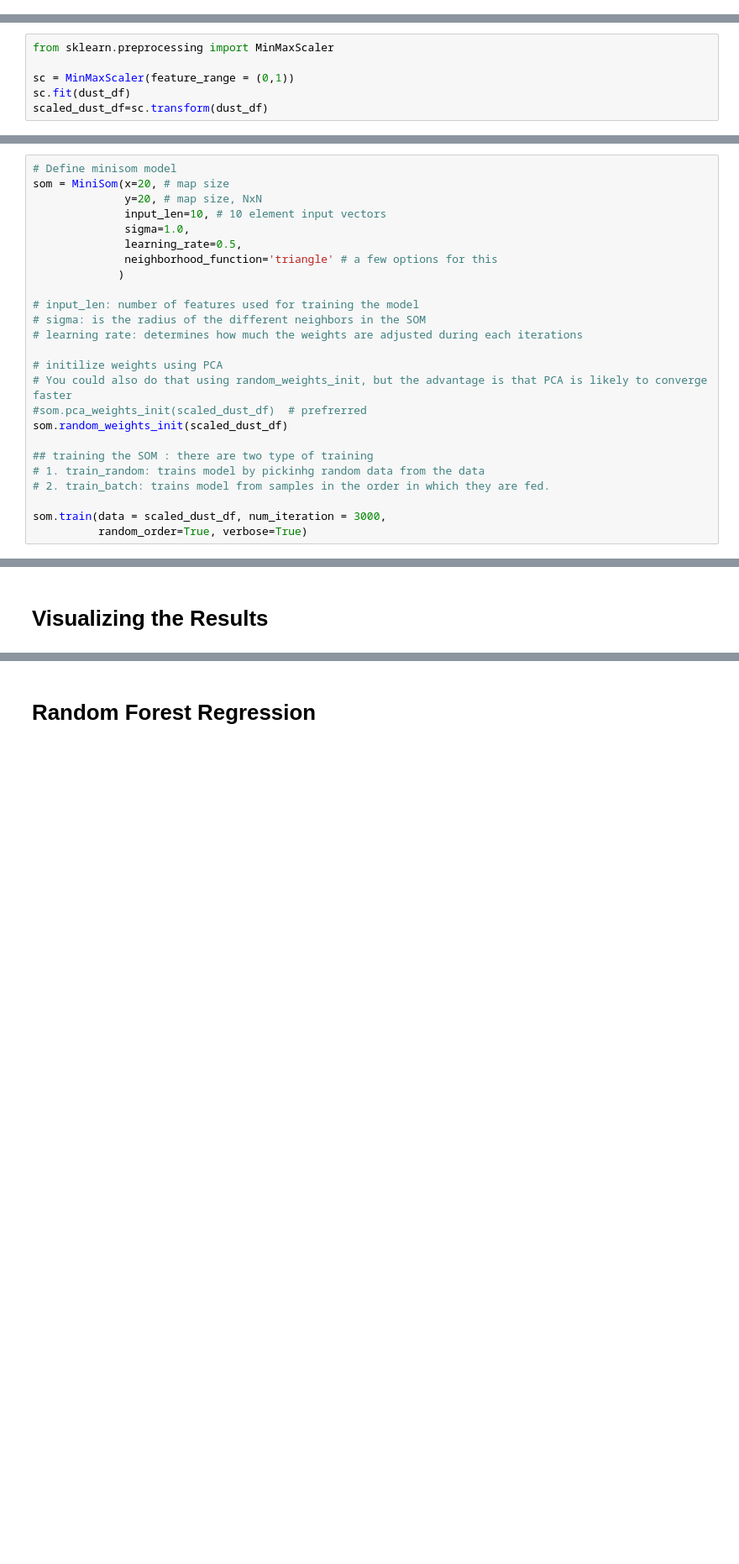
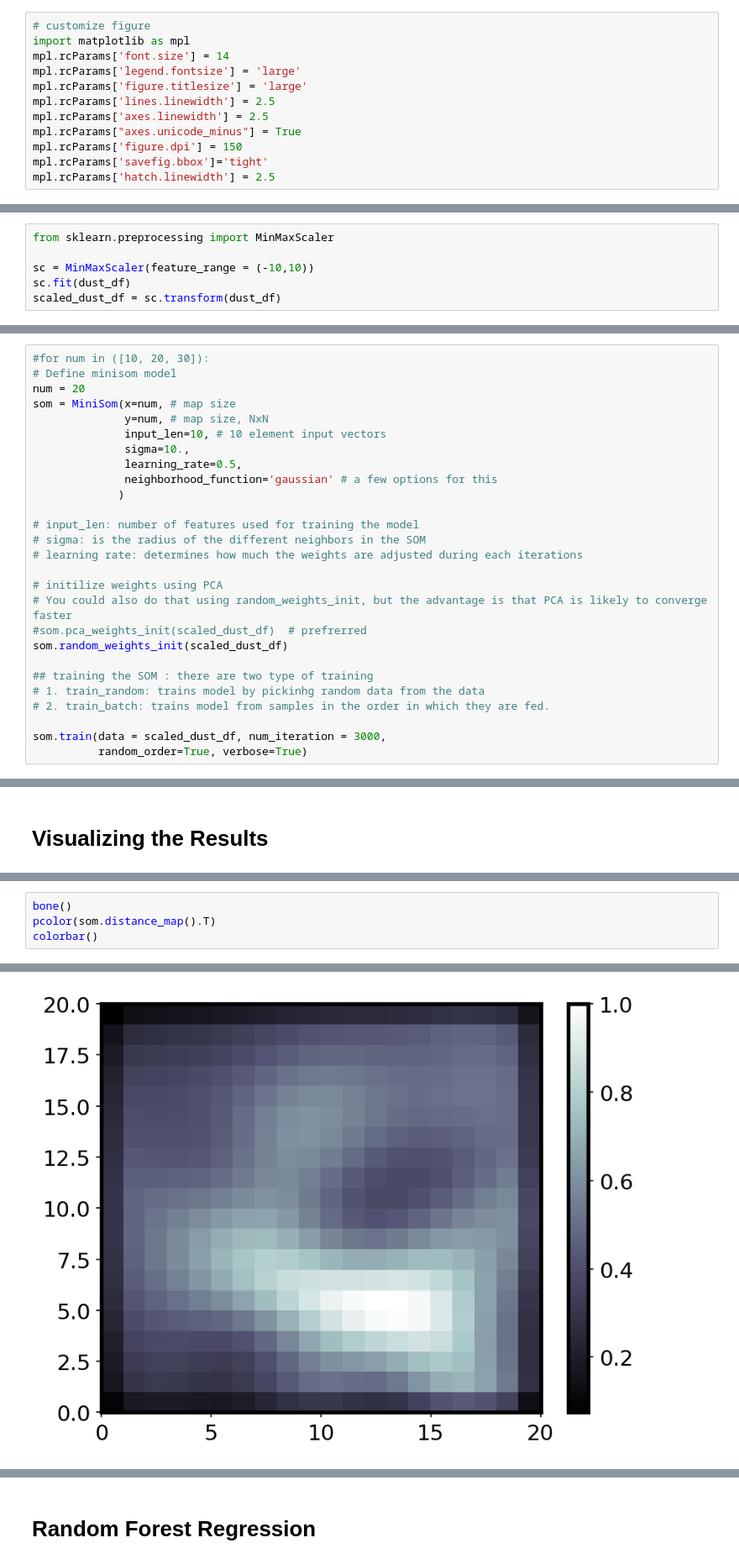
Before and after one commit to projectpythia-mystmd/dust-cookbook, a Jupyter notebook: initial_code.ipynb, the cells around one changed output, grey strips where cells are left out. Shown at 84% size. Cells and saved outputs as stored; diff of their text form; blank space fills up the shorter version.

Commit message:
Added feature plots

```diff
--- a/initial_code.ipynb
+++ b/initial_code.ipynb
@@ -16,5 +19,17 @@ from minisom import MiniSom
 # %% [output]
 Requirement already satisfied: minisom in /srv/conda/envs/notebook/lib/python3.11/site-packages (2.3.2)
+# %%
+# customize figure
+import matplotlib as mpl
+mpl.rcParams['font.size'] = 14
+mpl.rcParams['legend.fontsize'] = 'large'
+mpl.rcParams['figure.titlesize'] = 'large'
+mpl.rcParams['lines.linewidth'] = 2.5
+mpl.rcParams['axes.linewidth'] = 2.5
+mpl.rcParams["axes.unicode_minus"] = True
+mpl.rcParams['figure.dpi'] = 150
+mpl.rcParams['savefig.bbox']='tight'
+mpl.rcParams['hatch.linewidth'] = 2.5
 # %% [markdown]
 # Importing data from disk
 # %%
@@ -50,6 +66,6 @@ As you can see there is a large range of values bewteen variables. To not influe
 # %%
 from sklearn.preprocessing import MinMaxScaler
 
-sc = MinMaxScaler(feature_range = (0,1))
+sc = MinMaxScaler(feature_range = (-10,10))
 sc.fit(dust_df)
-scaled_dust_df=sc.transform(dust_df)
+scaled_dust_df = sc.transform(dust_df)
@@ -56,11 +74,13 @@ scaled_dust_df=sc.transform(dust_df)
 # %%
+#for num in ([10, 20, 30]):
 # Define minisom model
-som = MiniSom(x=20, # map size
-              y=20, # map size, NxN
+num = 20
+som = MiniSom(x=num, # map size
+              y=num, # map size, NxN
               input_len=10, # 10 element input vectors
-              sigma=1.0,
+              sigma=10.,
               learning_rate=0.5,
-              neighborhood_function='triangle' # a few options for this
+              neighborhood_function='gaussian' # a few options for this
              )
 
 # input_len: number of features used for training the model
@@ -82,0 +115,5 @@ som.train(data = scaled_dust_df, num_iteration = 3000,
+# %%
+bone()
+pcolor(som.distance_map().T)
+colorbar()
+# %% [output]
@@ -83 +121,2 @@ som.train(data = scaled_dust_df, num_iteration = 3000,
+[figure, added]
 # %%
```
Also changed, not shown: parts of 11 cells of this notebook.
